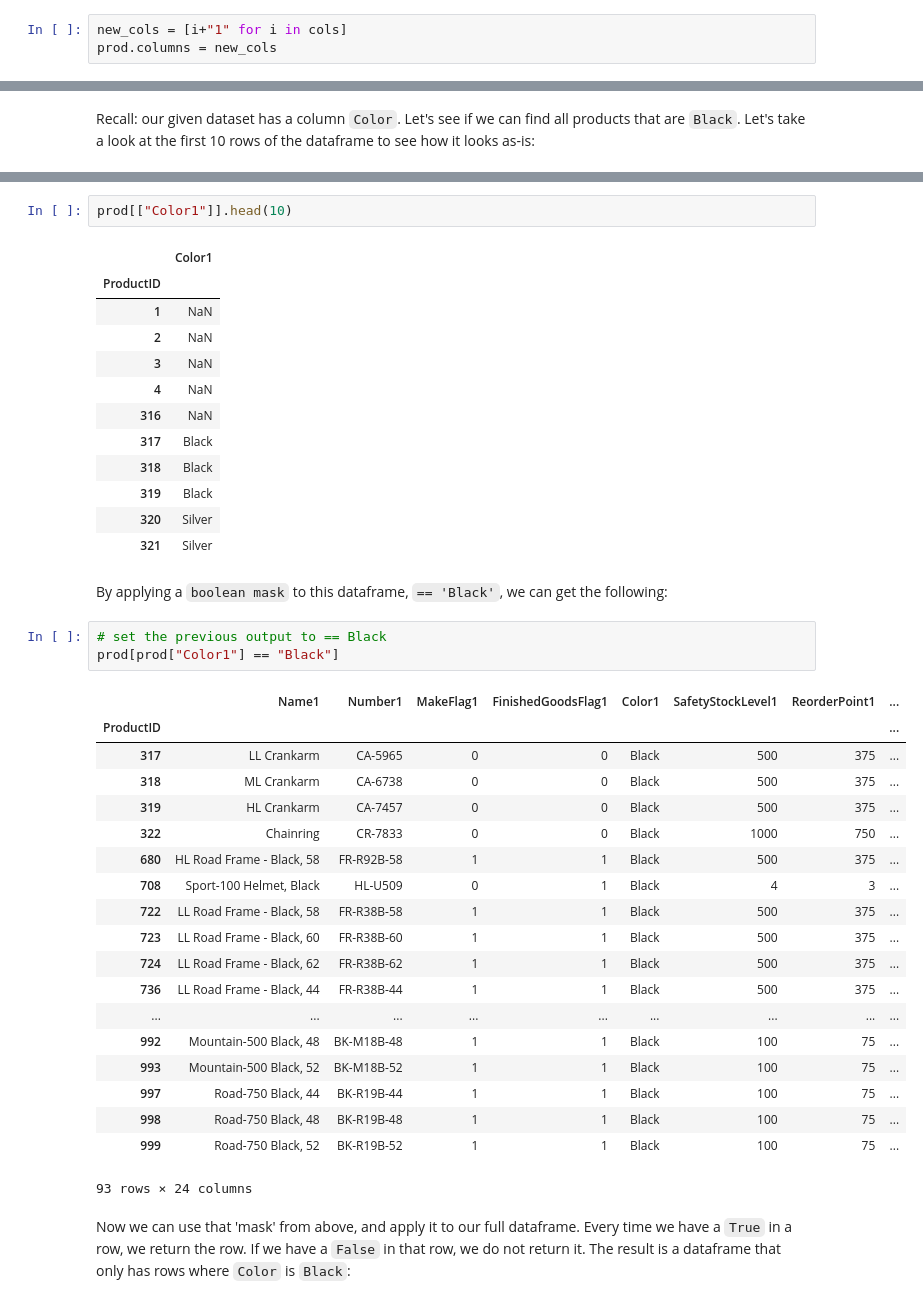
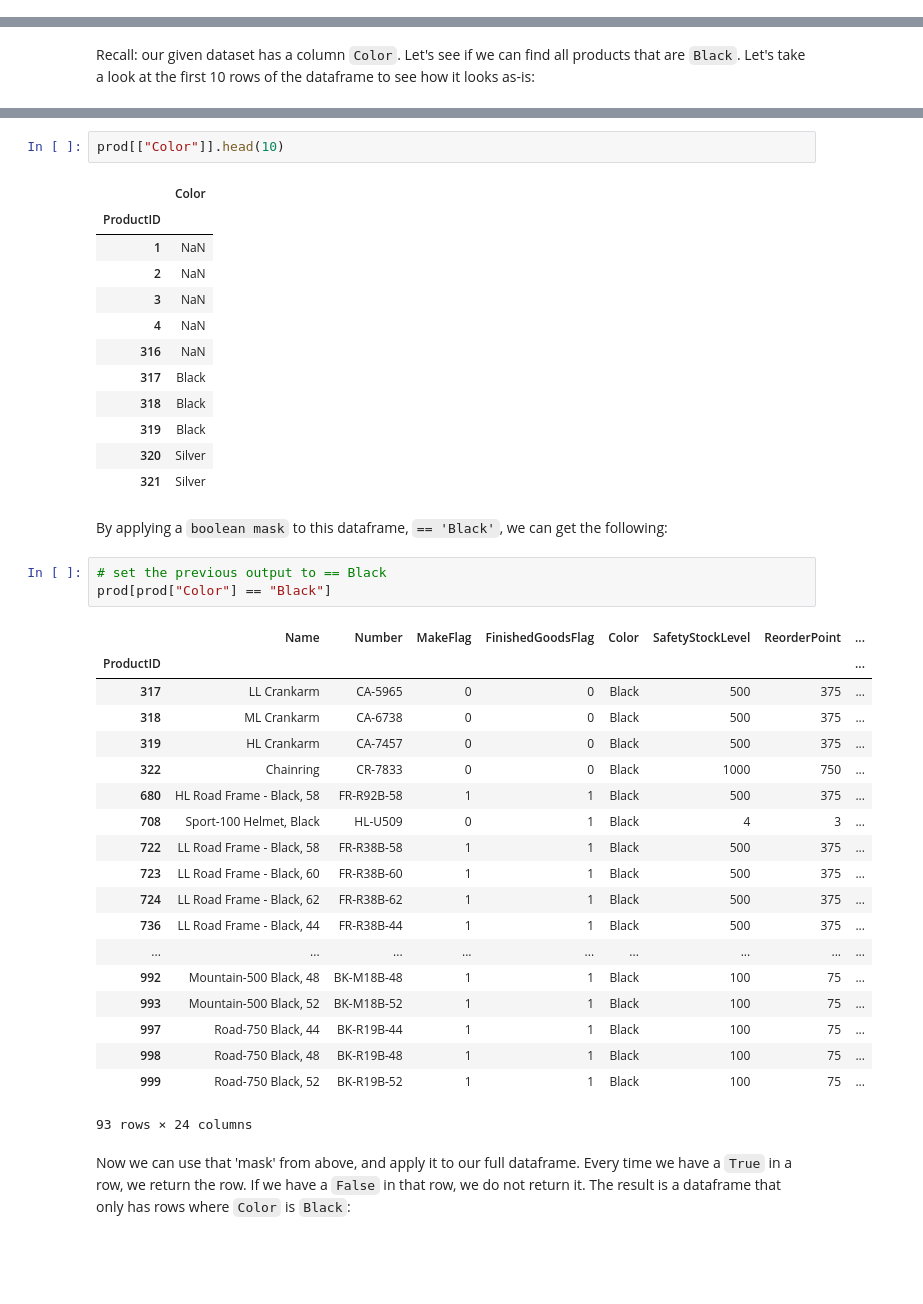
Before and after one commit to melissaarliss/python-course, a Jupyter notebook: class-notes/11-13-pandas-i-notebook-data/code/intro-to-pandas-i.ipynb, the cells around one changed output, grey strips where cells are left out. Drawn from its saved outputs; the diff is of its cells as text; blank space fills up the shorter version.

```diff
--- a/class-notes/11-13-pandas-i-notebook-data/code/intro-to-pandas-i.ipynb
+++ b/class-notes/11-13-pandas-i-notebook-data/code/intro-to-pandas-i.ipynb
@@ -361,9 +361,6 @@ prod.head()
 | 4 | Headset Ball Bearings | BE-2908 | 0 | 0 | NaN | 800 | 600 | ... |
 | 316 | Blade | BL-2036 | 1 | 0 | NaN | 800 | 600 | ... |
 5 rows × 24 columns
-# %%
-new_cols = [i+"1" for i in cols]
-prod.columns = new_cols
 # %% [markdown]
 We can use list indexing to mutate the columns we want:
 # %%
@@ -464,9 +461,9 @@ prod.head(10)
 | 321 | Chainring Nut | CN-6137 | 0 | 0 | Silver | 1000 | 750 | ... |
 10 rows × 24 columns
 # %%
-prod[["Color1"]].head(10)
+prod[["Color"]].head(10)
 # %% [output]
-|  | Color1 |
+|  | Color |
 | ProductID |  |
 | 1 | NaN |
 | 2 | NaN |
@@ -482,9 +479,9 @@ prod[["Color1"]].head(10)
 By applying a `boolean mask` to this dataframe, `== 'Black'`, we can get the following:
 # %%
 # set the previous output to == Black
-prod[prod["Color1"] == "Black"]
+prod[prod["Color"] == "Black"]
 # %% [output]
-|  | Name1 | Number1 | MakeFlag1 | FinishedGoodsFlag1 | Color1 | SafetyStockLevel1 | ReorderPoint1 | ... |
+|  | Name | Number | MakeFlag | FinishedGoodsFlag | Color | SafetyStockLevel | ReorderPoint | ... |
 | ProductID |  |  |  |  |  |  |  | ... |
 | 317 | LL Crankarm | CA-5965 | 0 | 0 | Black | 500 | 375 | ... |
 | 318 | ML Crankarm | CA-6738 | 0 | 0 | Black | 500 | 375 | ... |
```
Also changed, not shown: parts of 26 cells of this notebook, 5 other files.
